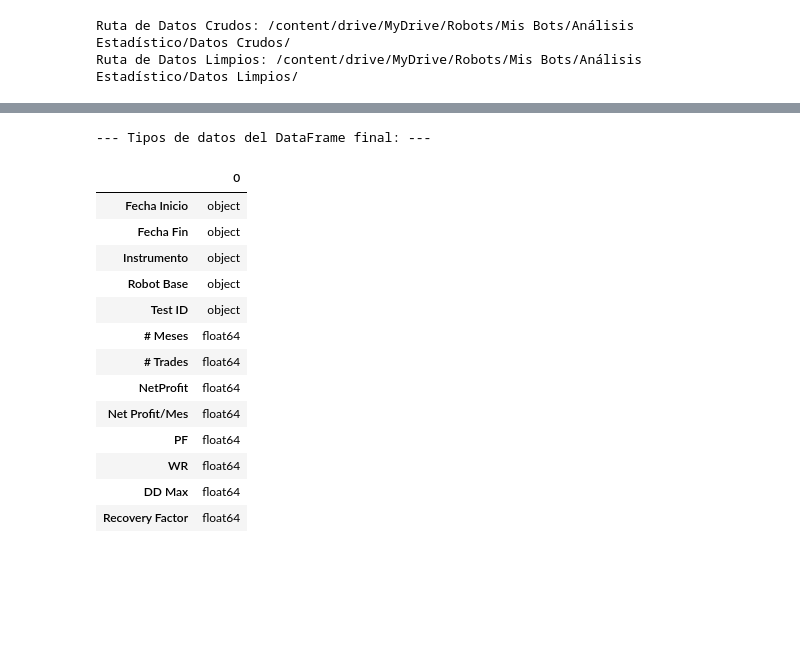
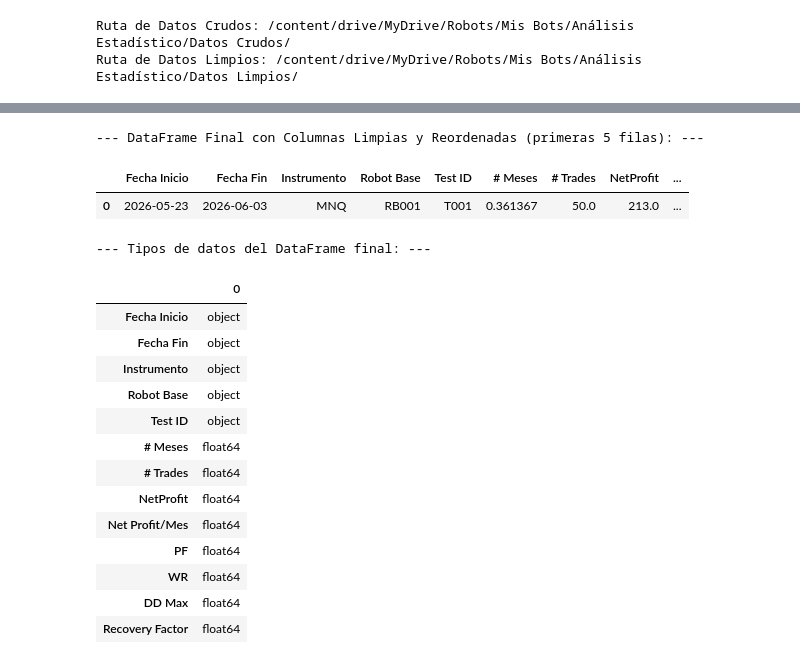
Before and after one commit to MarceCorreal2/Robots-NT, a Jupyter notebook: Procesamiento_Indicadores_Backtest.ipynb, the cells around one changed output, grey strips where cells are left out. Drawn from its saved outputs; the diff is of its cells as text; code cells hidden in the pictures; blank space fills up the shorter version.

```diff
--- a/Procesamiento_Indicadores_Backtest.ipynb
+++ b/Procesamiento_Indicadores_Backtest.ipynb
@@ -352,3 +305,76 @@ display(final_df.head())
+# %%
+# Celda 7 - Limpieza y reordenamiento de datos finales
+
+import pandas as pd
+import os
+
+# Check if consolidated_df exists. If not, try to reconstruct it from the last saved individual cleaned file.
+if 'consolidated_df' not in locals() and 'consolidated_df' not in globals():
+    print("Advertencia: 'consolidated_df' no definido en el estado actual del kernel. Intentando cargar el último archivo limpio individual.")
+    try:
+        # Assuming bot_name, test_number, and CLEAN_DATA_PATH are defined in previous cells and are accessible.
+        cleaned_individual_file_name = f"SA_{bot_name}_{test_number}-Limpio.csv"
+        individual_output_path = os.path.join(CLEAN_DATA_PATH, cleaned_individual_file_name)
+
+        if os.path.exists(individual_output_path):
+            consolidated_df = pd.read_csv(individual_output_path)
+            print(f"Éxito: 'consolidated_df' cargado desde {individual_output_path}.")
+        else:
+            print(f"Error: No se pudo cargar 'consolidated_df'. El archivo '{individual_output_path}' no existe. Por favor, asegúrese de ejecutar la 'Celda 6' primero.")
+            consolidated_df = pd.DataFrame() # Create an empty DataFrame to prevent subsequent errors
+    except NameError as e:
+        print(f"Error de variable al intentar cargar 'consolidated_df': {e}. Asegúrese de que 'bot_name', 'test_number' y 'CLEAN_DATA_PATH' estén definidos en celdas anteriores.")
+        consolidated_df = pd.DataFrame() # Create an empty DataFrame as a last resort
+    except Exception as e:
+        print(f"Error inesperado al cargar 'consolidated_df': {e}")
+        consolidated_df = pd.DataFrame() # Create an empty DataFrame as a last resort
+
+
+# Proceed only if consolidated_df is not empty after the potential loading attempt
+if not consolidated_df.empty:
+    # Renombrar columnas para que coincidan exactamente con la solicitud del usuario
+    # Make a copy to avoid SettingWithCopyWarning later, especially during column renames
+    consolidated_df = consolidated_df.copy().rename(columns={
+        'Fecha-Inicio': 'Fecha Inicio',
+        'Fecha-Fin': 'Fecha Fin',
+        'DD max': 'DD Max',
+        'Net Profit/Mes': 'Net Profit/Mes'
+    })
+
+    # Definir el orden de las columnas solicitado por el usuario, incluyendo 'Robot Base' y 'Test ID'
+    column_order = [
+        'Fecha Inicio',
+        'Fecha Fin',
+        'Instrumento',
+        'Robot Base', # Agregado para identificación única
+        'Test ID',    # Agregado para identificación única
+        '# Meses',
+        '# Trades',
+        'NetProfit',
+        'Net Profit/Mes',
+        'PF',
+        'WR',
+        'DD Max',
+        'Recovery Factor',
+        'PayoffRatio',
+        'Avg Win',
+        'Avg Loss'
+    ]
+
+    # Seleccionar y reordenar las columnas del DataFrame
+    # Filter column_order to only include columns actually present in consolidated_df
+    actual_columns_in_order = [col for col in column_order if col in consolidated_df.columns]
+    final_df = consolidated_df[actual_columns_in_order]
+
+    print("\n--- DataFrame Final con Columnas Limpias y Reordenadas (primeras 5 filas): ---")
+    display(final_df.head())
+else:
+    final_df = pd.DataFrame() # Ensure final_df is defined even if consolidated_df is empty
+    print("No se pudo generar 'final_df' porque 'consolidated_df' está vacío o no se pudo cargar.")
+# %% [output]
+--- DataFrame Final con Columnas Limpias y Reordenadas (primeras 5 filas): ---
+|  | Fecha Inicio | Fecha Fin | Instrumento | Robot Base | Test ID | # Meses | # Trades | NetProfit | ... |
+| 0 | 2026-05-23 | 2026-06-03 | MNQ | RB001 | T001 | 0.361367 | 50.0 | 213.0 | ... |
 # %%
 # Celda 8 - Verificar tipos de datos del DataFrame final
 print("\n--- Tipos de datos del DataFrame final: ---")
```
Also changed, not shown: parts of 6 cells of this notebook.
